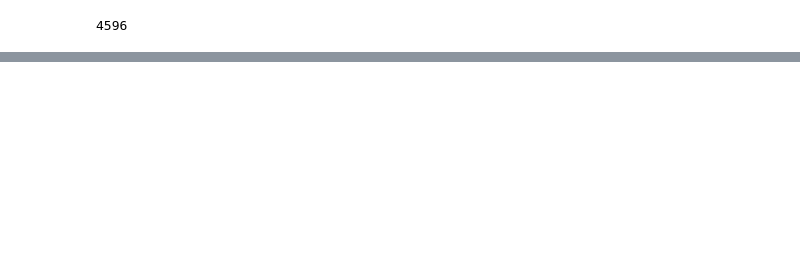
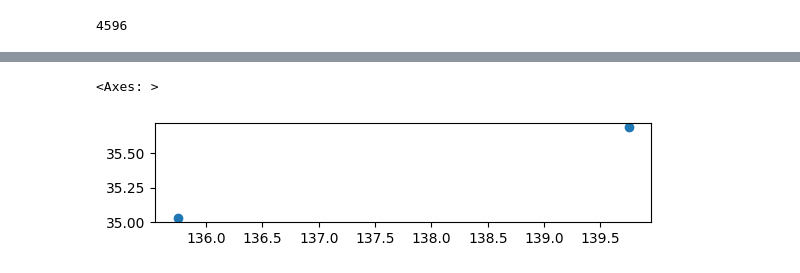
Before and after one commit to shotakaha/kumaroot, a Jupyter notebook: mystmd/pandas-gps.ipynb, the cells around one changed output, grey strips where cells are left out. Saved outputs shown, nothing was run; the diff lists cells and outputs as text; code cells hidden in the pictures; blank space fills up the shorter version.

```diff
--- a/mystmd/pandas-gps.ipynb
+++ b/mystmd/pandas-gps.ipynb
@@ -56,0 +156,6 @@ gps = gpd.GeoDataFrame(data[["latitude", "longitude", "altitude"]])
+# %%
+q = "name == 'Tokyo' or name == 'Kyoto'"
+geo.query(q).plot()
+# %% [output]
+<Axes: >
+[figure, added]
```
Also changed, not shown: parts of 27 cells of this notebook.
